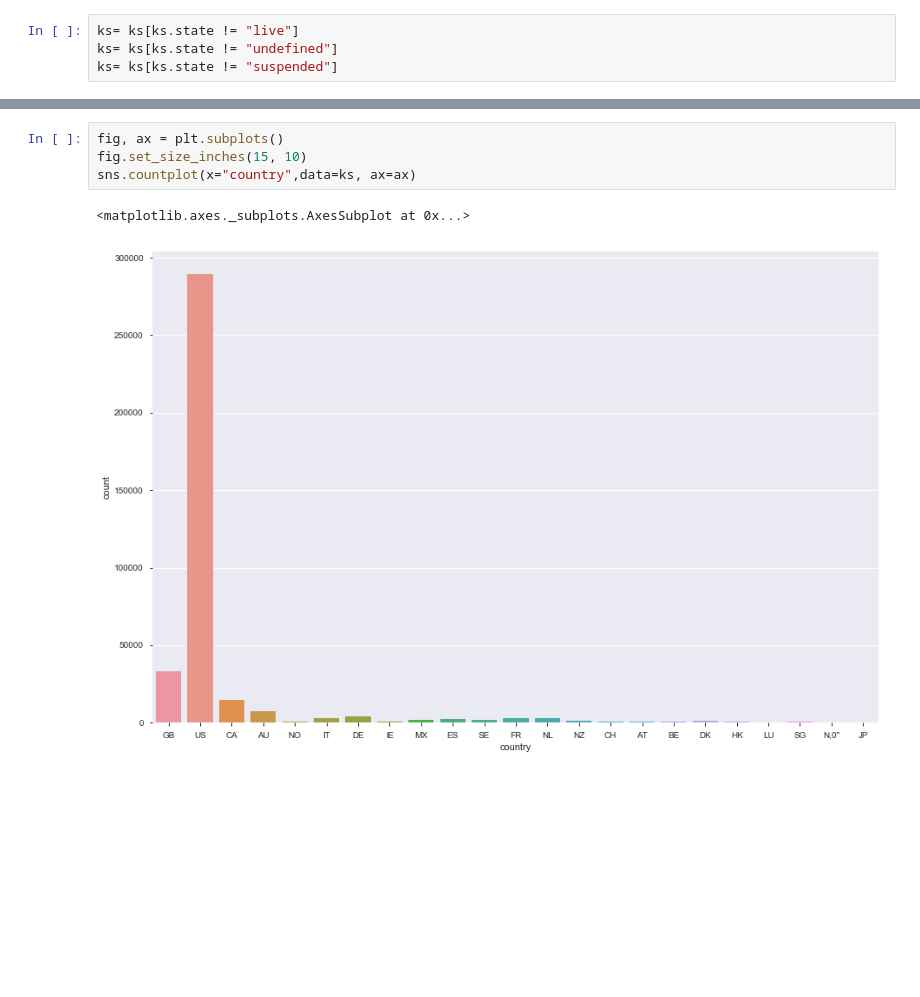
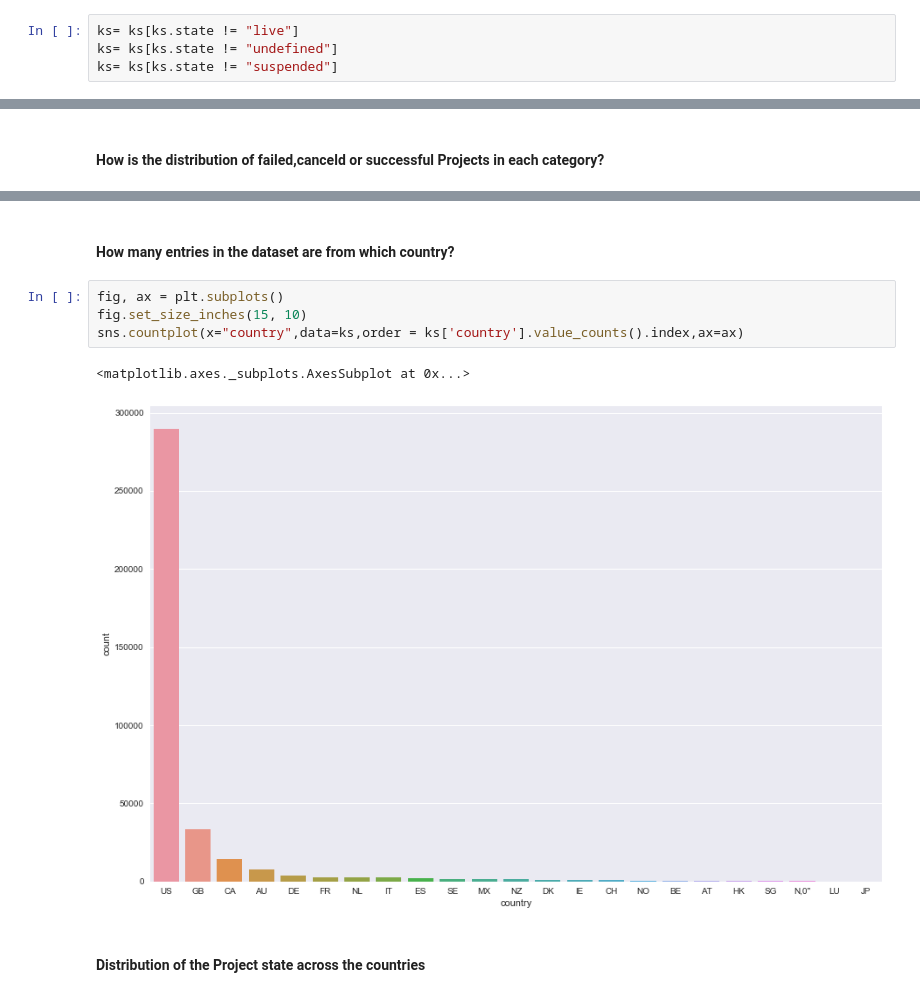
Before and after one commit to vmai1/dataExplorationProject, a Jupyter notebook: Python Code.ipynb, the cells around one changed output, grey strips where cells are left out. Cells and saved outputs as stored; diff of their text form; blank space fills up the shorter version.

```diff
--- a/Python Code.ipynb
+++ b/Python Code.ipynb
@@ -127,3 +142,5 @@ sns.countplot(x="category",data=ks, ax=ax)
+# %% [markdown]
+#### How is the distribution of failed,canceld or successful Projects in each category?
 # %%
 fig, ax = plt.subplots()
 fig.set_size_inches(15, 10)
@@ -131,13 +148,17 @@ sns.countplot(x="main_category",hue="state",data=ks, ax=ax, palette="Paired")
 # %% [output]
 <matplotlib.axes._subplots.AxesSubplot at 0x...>
 [figure]
+# %% [markdown]
+#### How many entries in the dataset are from which country?
 # %%
 fig, ax = plt.subplots()
 fig.set_size_inches(15, 10)
-sns.countplot(x="country",data=ks, ax=ax)
+sns.countplot(x="country",data=ks,order = ks['country'].value_counts().index,ax=ax)
 # %% [output]
 <matplotlib.axes._subplots.AxesSubplot at 0x...>
-[figure, old version]
+[figure, new version]
+# %% [markdown]
+#### Distribution of the Project state across the countries
 # %%
 fig, ax = plt.subplots()
 fig.set_size_inches(15, 10)
```
Also changed, not shown: parts of 15 cells of this notebook.
